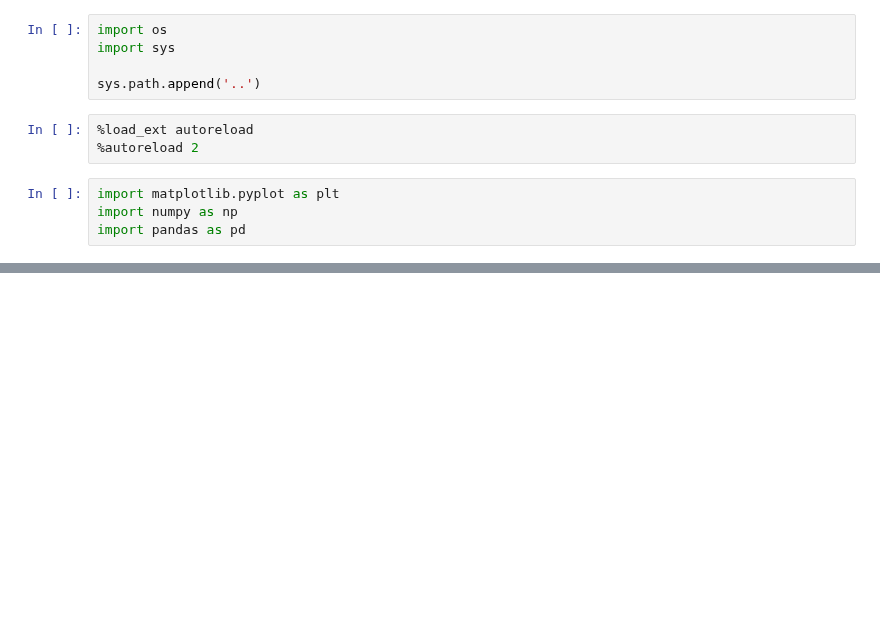
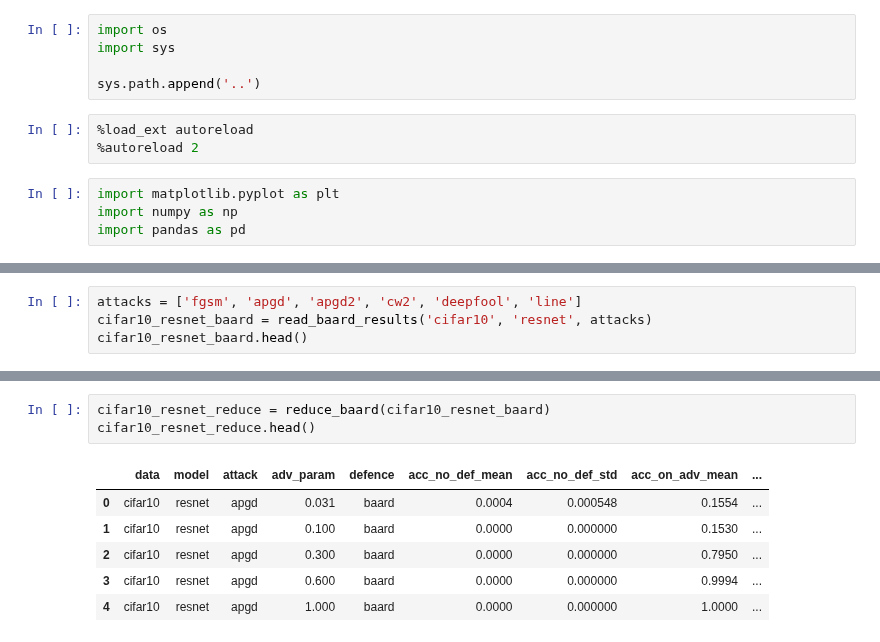
Before and after one commit to changx03/baard_exp2, a Jupyter notebook: charts/read_csv_results.ipynb, the cells around one changed output, grey strips where cells are left out. Cells and saved outputs as stored; diff of their text form; blank space fills up the shorter version.

```diff
--- a/charts/read_csv_results.ipynb
+++ b/charts/read_csv_results.ipynb
@@ -133,0 +121,4 @@ df.to_csv('mnist_results.csv', index=False)
+# %%
+attacks = ['fgsm', 'apgd', 'apgd2', 'cw2', 'deepfool', 'line']
+cifar10_resnet_baard = read_baard_results('cifar10', 'resnet', attacks)
+cifar10_resnet_baard.head()
@@ -133,0 +132,10 @@ df.to_csv('mnist_results.csv', index=False)
+# %%
+cifar10_resnet_reduce = reduce_baard(cifar10_resnet_baard)
+cifar10_resnet_reduce.head()
+# %% [output]
+|  | data | model | attack | adv_param | defence | acc_no_def_mean | acc_no_def_std | acc_on_adv_mean | ... |
+| 0 | cifar10 | resnet | apgd | 0.031 | baard | 0.0004 | 0.000548 | 0.1554 | ... |
+| 1 | cifar10 | resnet | apgd | 0.100 | baard | 0.0000 | 0.000000 | 0.1530 | ... |
+| 2 | cifar10 | resnet | apgd | 0.300 | baard | 0.0000 | 0.000000 | 0.7950 | ... |
+| 3 | cifar10 | resnet | apgd | 0.600 | baard | 0.0000 | 0.000000 | 0.9994 | ... |
+| 4 | cifar10 | resnet | apgd | 1.000 | baard | 0.0000 | 0.000000 | 1.0000 | ... |
```
Also changed, not shown: parts of 19 cells of this notebook, 5 other files.
